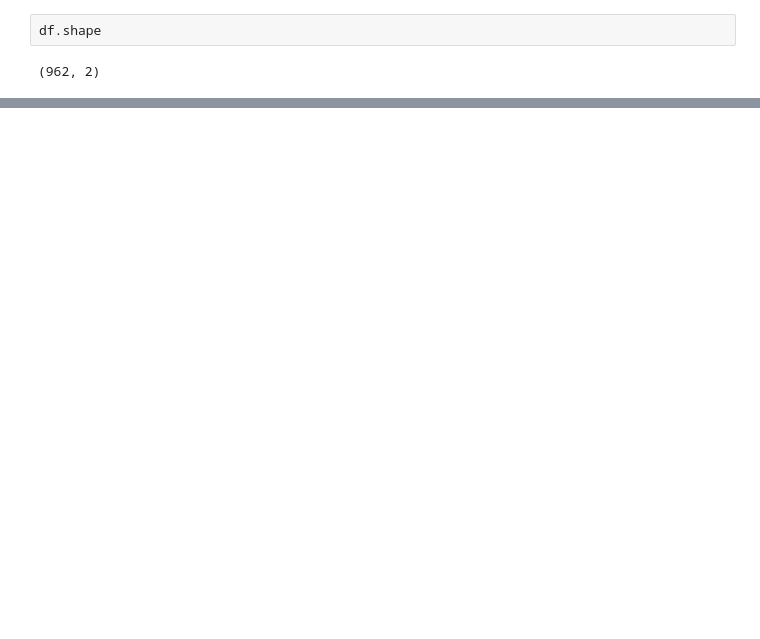
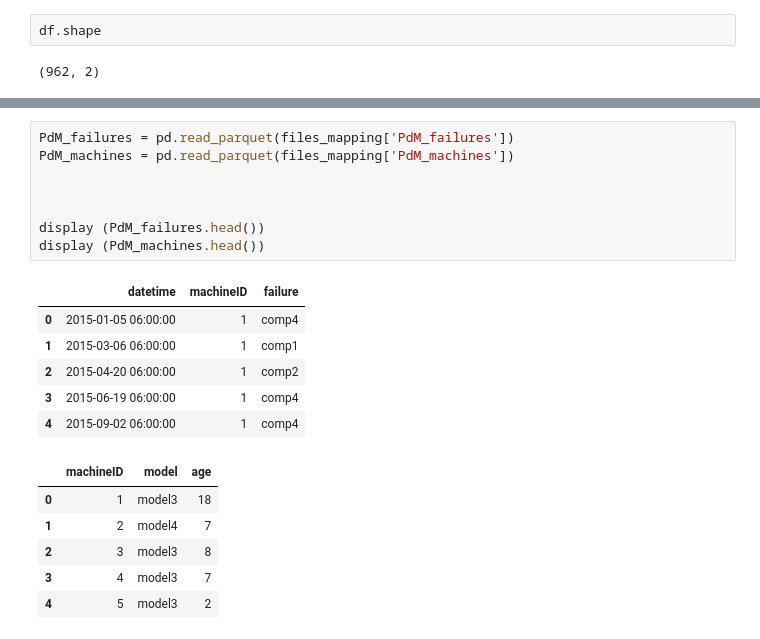
Before and after one commit to Luis-ramirez-r/predictive_maintenance, a Jupyter notebook: notebooks/Clase28.ipynb, the cells around one changed output, grey strips where cells are left out. Saved outputs shown, nothing was run; the diff lists cells and outputs as text; blank space fills up the shorter version.

```diff
--- a/notebooks/Clase28.ipynb
+++ b/notebooks/Clase28.ipynb
@@ -19,0 +176,21 @@ df.head()
+# %%
+PdM_failures = pd.read_parquet(files_mapping['PdM_failures'])
+PdM_machines = pd.read_parquet(files_mapping['PdM_machines'])
+
+
+
+display (PdM_failures.head())
+display (PdM_machines.head())
+# %% [output]
+|  | datetime | machineID | failure |
+| 0 | 2015-01-05 06:00:00 | 1 | comp4 |
+| 1 | 2015-03-06 06:00:00 | 1 | comp1 |
+| 2 | 2015-04-20 06:00:00 | 1 | comp2 |
+| 3 | 2015-06-19 06:00:00 | 1 | comp4 |
+| 4 | 2015-09-02 06:00:00 | 1 | comp4 |
+|  | machineID | model | age |
+| 0 | 1 | model3 | 18 |
+| 1 | 2 | model4 | 7 |
+| 2 | 3 | model3 | 8 |
+| 3 | 4 | model3 | 7 |
+| 4 | 5 | model3 | 2 |
```
Also changed, not shown: parts of 16 cells of this notebook, 1 other file.
